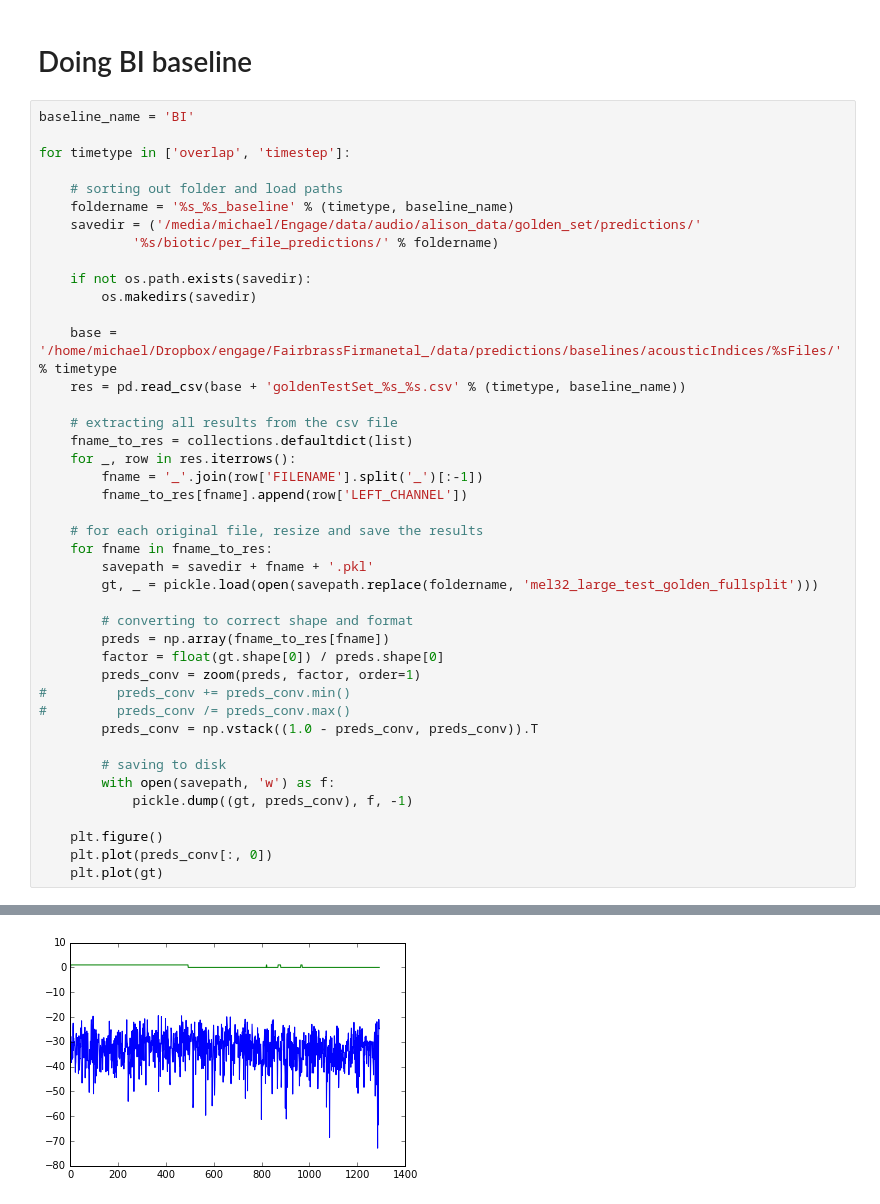
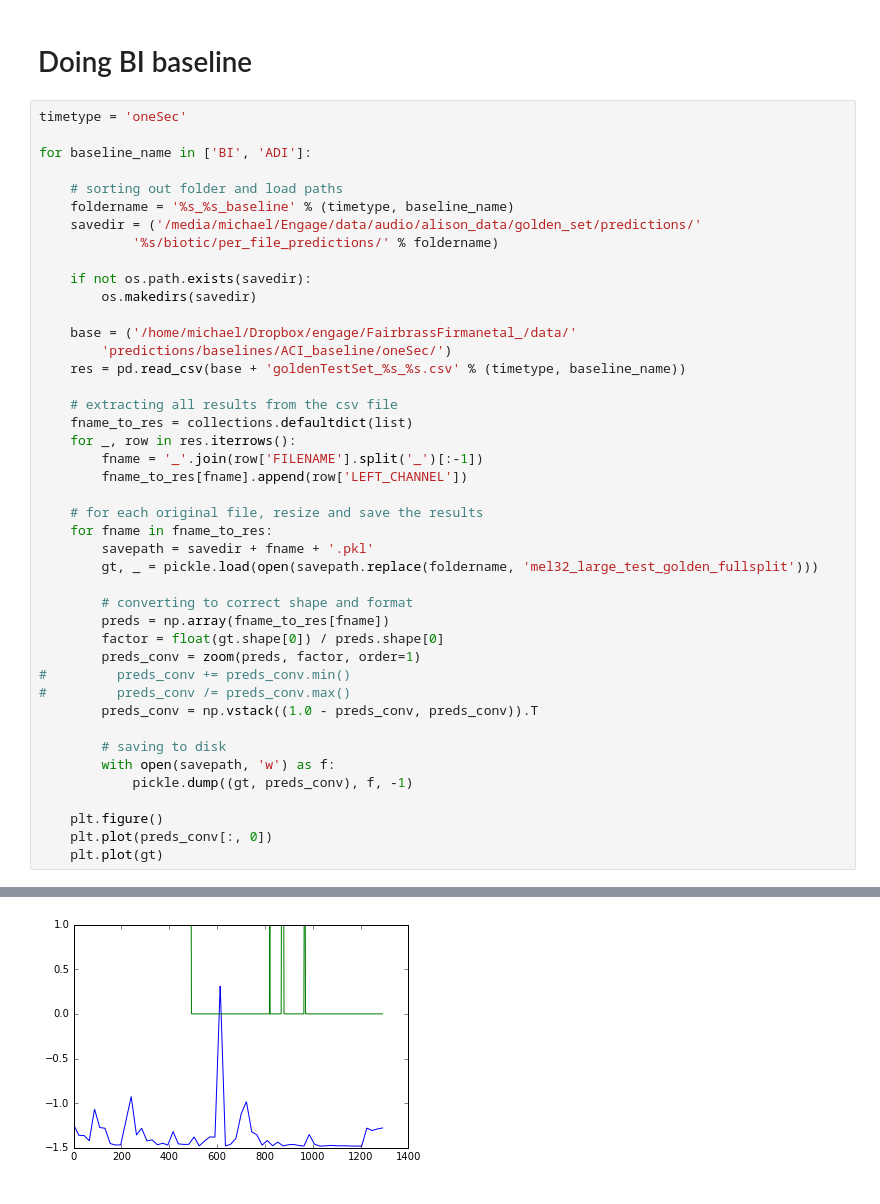
Before and after one commit to mdfirman/CityNet, a Jupyter notebook: evaluation/aci_baseline/01_convert_ACI_to_our_format.ipynb, the cells around one changed output, grey strips where cells are left out. Drawn from its saved outputs; the diff is of its cells as text.

```diff
--- a/evaluation/aci_baseline/01_convert_ACI_to_our_format.ipynb
+++ b/evaluation/aci_baseline/01_convert_ACI_to_our_format.ipynb
@@ -93,9 +106,9 @@ for classname, csv_key in [('biotic', 'Biophony'), ('anthrop', 'Anthrophony')]:
 # %% [markdown]
 # Doing BI baseline
 # %%
-baseline_name = 'BI'
+timetype = 'oneSec'
 
-for timetype in ['overlap', 'timestep']:
+for baseline_name in ['BI', 'ADI']:
 
     # sorting out folder and load paths
     foldername = '%s_%s_baseline' % (timetype, baseline_name)
@@ -105,7 +118,8 @@ for timetype in ['overlap', 'timestep']:
     if not os.path.exists(savedir):
         os.makedirs(savedir)
 
-    base = '/home/michael/Dropbox/engage/FairbrassFirmanetal_/data/predictions/baselines/acousticIndices/%sFiles/' % timetype
+    base = ('/home/michael/Dropbox/engage/FairbrassFirmanetal_/data/'
+        'predictions/baselines/ACI_baseline/oneSec/')
     res = pd.read_csv(base + 'goldenTestSet_%s_%s.csv' % (timetype, baseline_name))
 
     # extracting all results from the csv file
@@ -139 +153 @@ for timetype in ['overlap', 'timestep']:
-[figure, old version]
+[figure, new version]
```
Also changed, not shown: parts of 6 cells of this notebook, 7 other files.
